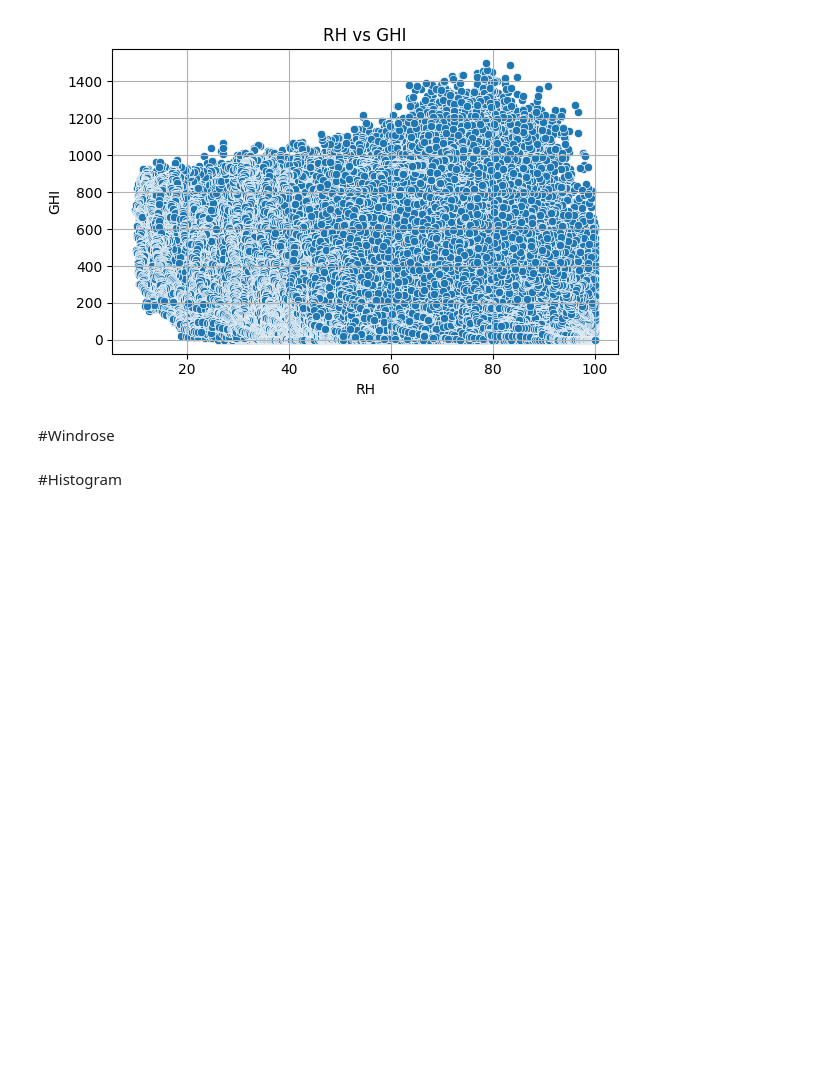
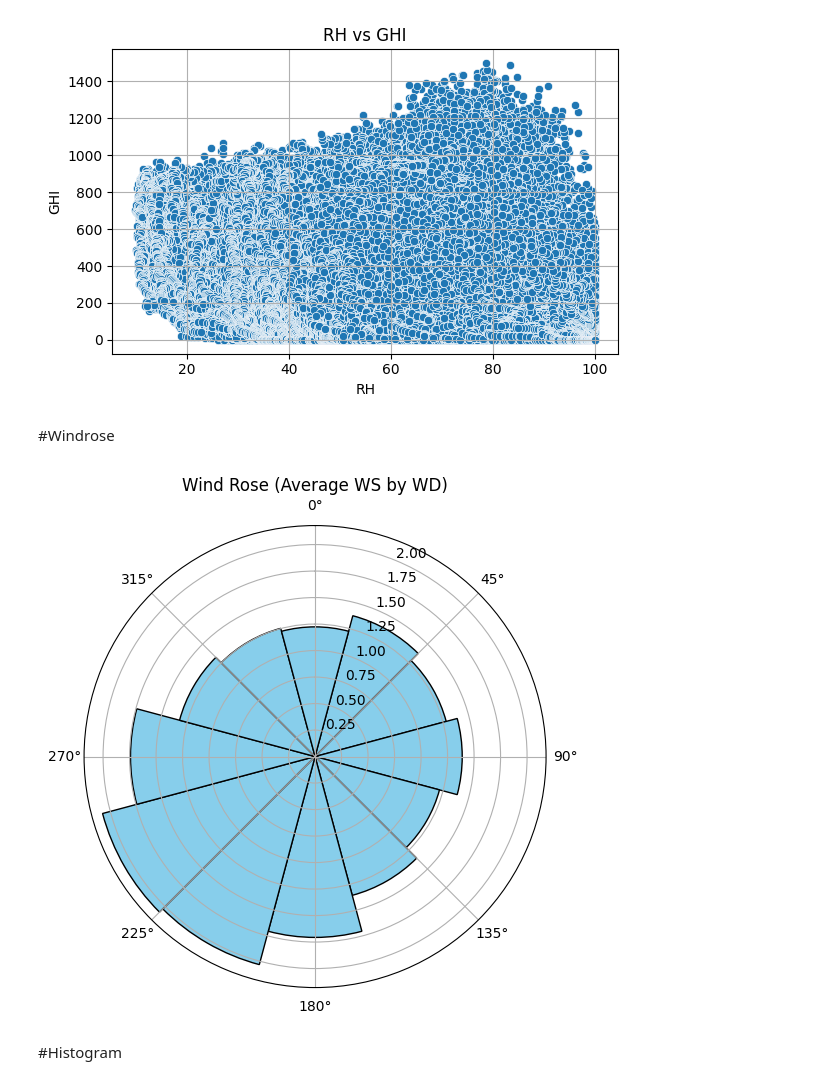
Before and after one commit to samuelkibret/solar-challenge-week1, a Jupyter notebook: notebooks/sierraleone-eda.ipynb, the cells around one changed output. Saved outputs shown, nothing was run; the diff lists cells and outputs as text; code cells hidden in the pictures; blank space fills up the shorter version.

Commit message:
wind rose graph added

```diff
--- a/notebooks/sierraleone-eda.ipynb
+++ b/notebooks/sierraleone-eda.ipynb
@@ -222,6 +222,27 @@ for x_var, y_var in scatter_pairs:
 [figure]
 # %% [markdown]
 #Windrose
+# %%
+import numpy as np
+
+# Bin wind directions into 30° intervals
+df['WD_bin'] = (df['WD'] // 30) * 30
+wind_df = df.groupby('WD_bin')['WS'].mean().reset_index()
+
+# Convert degrees to radians
+angles = np.deg2rad(wind_df['WD_bin'])
+values = wind_df['WS']
+
+plt.figure(figsize=(6,6))
+ax = plt.subplot(111, polar=True)
+bars = ax.bar(angles, values, width=np.deg2rad(30), color='skyblue', edgecolor='black')
+
+ax.set_theta_zero_location('N')
+ax.set_theta_direction(-1)
+ax.set_title("Wind Rose (Average WS by WD)")
+plt.show()
+# %% [output]
+[figure, added]
 # %% [markdown]
 #Histogram
 # %%
```
